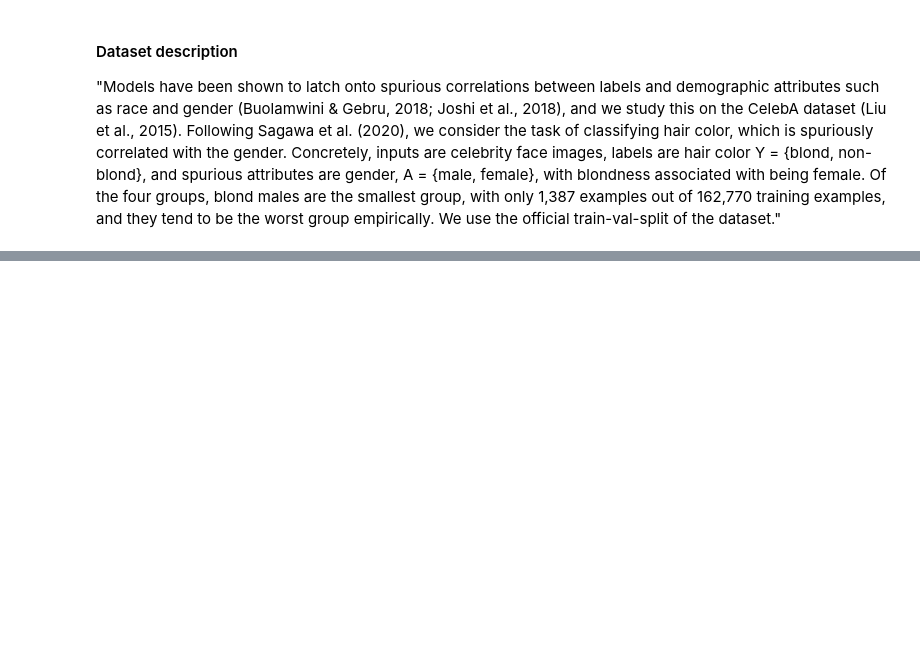
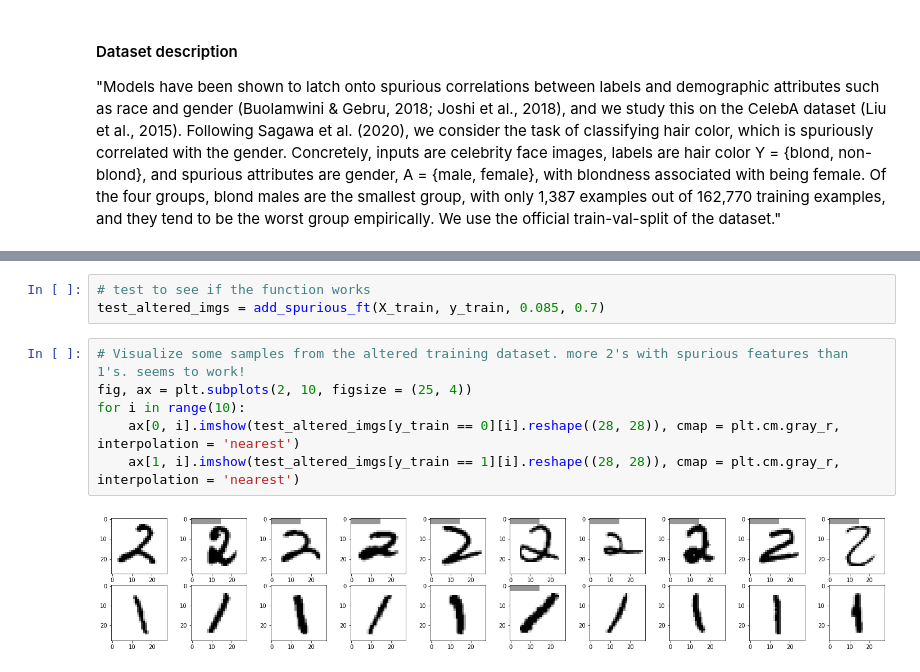
Before and after one commit to JWatsonDaniels/am207-2021, a Jupyter notebook: gen_data.ipynb, the cells around one changed output, grey strips where cells are left out. Cells and saved outputs as stored; diff of their text form; blank space fills up the shorter version.

```diff
--- a/gen_data.ipynb
+++ b/gen_data.ipynb
@@ -53,0 +129,11 @@ import os
+# %%
+# test to see if the function works
+test_altered_imgs = add_spurious_ft(X_train, y_train, 0.085, 0.7)
+# %%
+# Visualize some samples from the altered training dataset. more 2's with spurious features than 1's. seems to work!
+fig, ax = plt.subplots(2, 10, figsize = (25, 4))
+for i in range(10):
+    ax[0, i].imshow(test_altered_imgs[y_train == 0][i].reshape((28, 28)), cmap = plt.cm.gray_r, interpolation = 'nearest')
+    ax[1, i].imshow(test_altered_imgs[y_train == 1][i].reshape((28, 28)), cmap = plt.cm.gray_r, interpolation = 'nearest')
+# %% [output]
+[figure, added]
```
Also changed, not shown: parts of 11 cells of this notebook.
